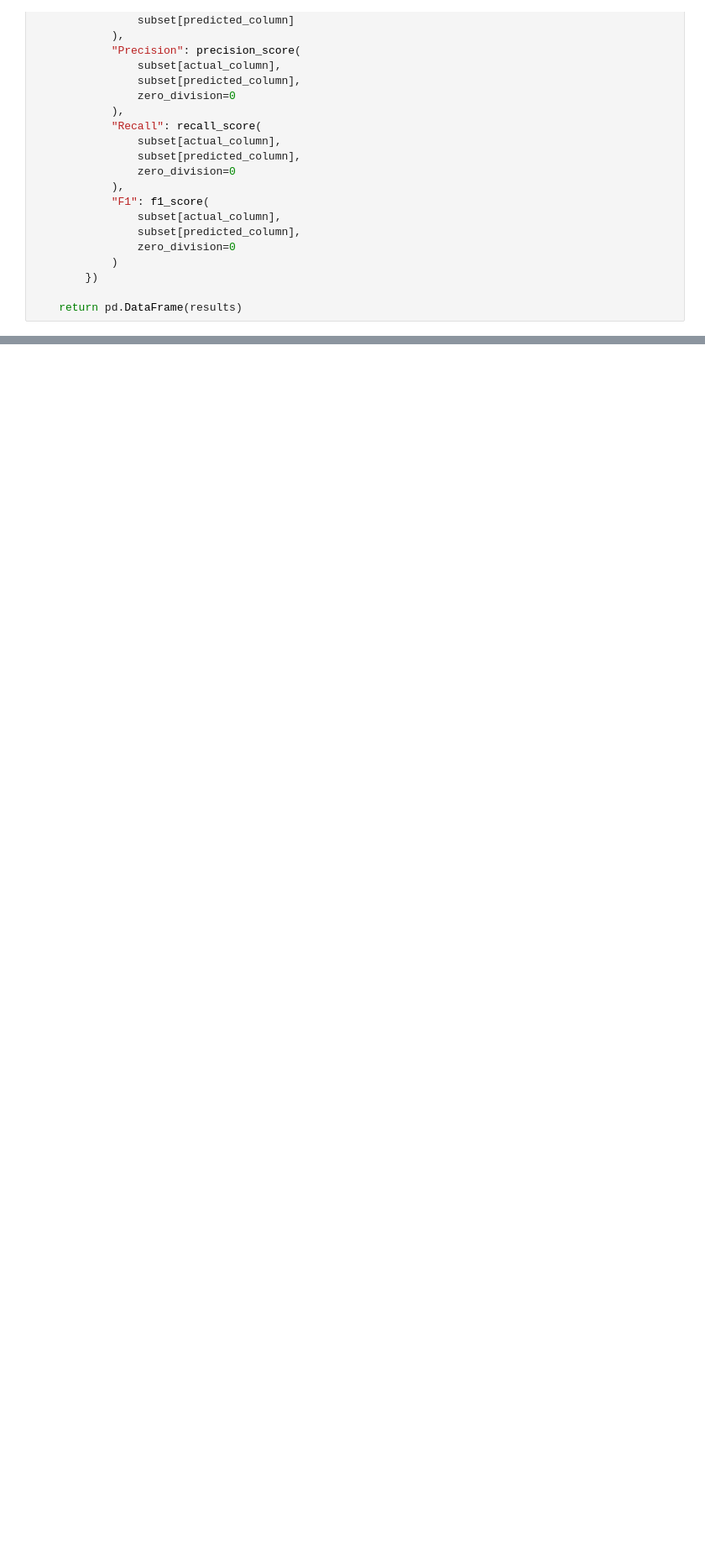
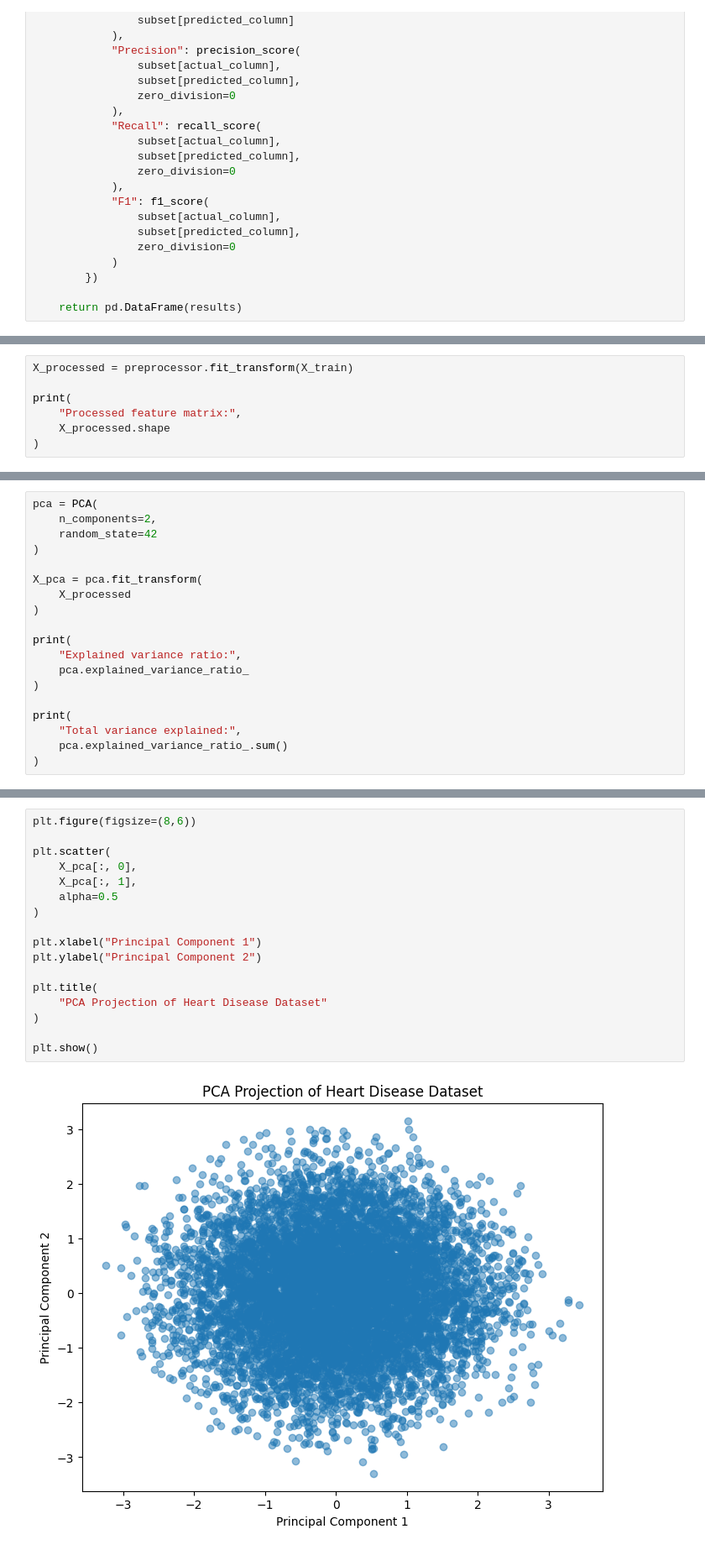
Before and after one commit to chrimapaul/Heart_Disease_Prediction_Group6, a Jupyter notebook: Group6_Capstone_Project.ipynb, the cells around one changed output, grey strips where cells are left out. Shown at 84% size. Drawn from its saved outputs; the diff is of its cells as text; blank space fills up the shorter version.

```diff
--- a/Group6_Capstone_Project.ipynb
+++ b/Group6_Capstone_Project.ipynb
@@ -1248,0 +1411,7 @@ def subgroup_metrics(
+# %%
+X_processed = preprocessor.fit_transform(X_train)
+
+print(
+    "Processed feature matrix:",
+    X_processed.shape
+)
@@ -1248,0 +1422,19 @@ def subgroup_metrics(
+# %%
+pca = PCA(
+    n_components=2,
+    random_state=42
+)
+
+X_pca = pca.fit_transform(
+    X_processed
+)
+
+print(
+    "Explained variance ratio:",
+    pca.explained_variance_ratio_
+)
+
+print(
+    "Total variance explained:",
+    pca.explained_variance_ratio_.sum()
+)
@@ -1248,0 +1444,19 @@ def subgroup_metrics(
+# %%
+plt.figure(figsize=(8,6))
+
+plt.scatter(
+    X_pca[:, 0],
+    X_pca[:, 1],
+    alpha=0.5
+)
+
+plt.xlabel("Principal Component 1")
+plt.ylabel("Principal Component 2")
+
+plt.title(
+    "PCA Projection of Heart Disease Dataset"
+)
+
+plt.show()
+# %% [output]
+[figure, added]
```
Also changed, not shown: parts of 19 cells of this notebook.
